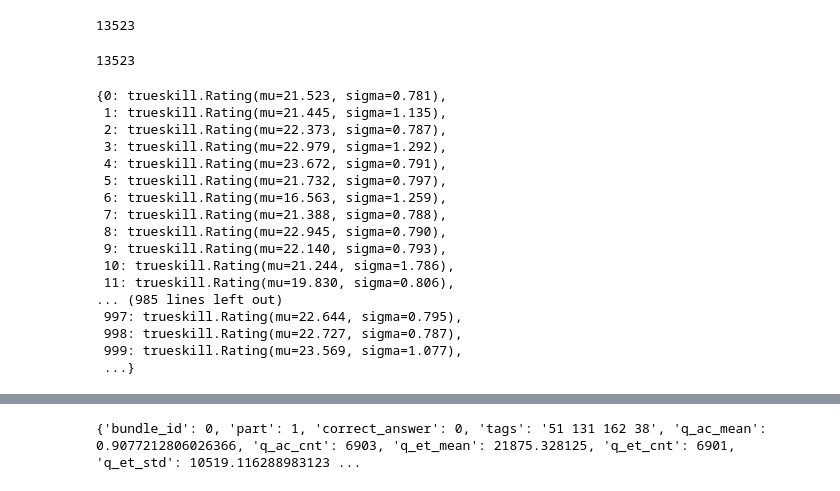
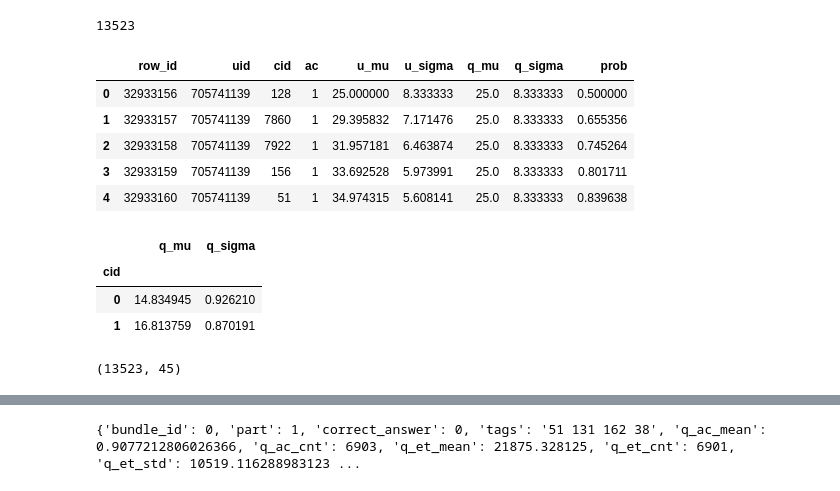
Before and after one commit to backonhighway/gm_riiid, a Jupyter notebook: rate-exp2.ipynb, the cells around one changed output, grey strips where cells are left out. Cells and saved outputs as stored; diff of their text form; code cells hidden in the pictures.

```diff
--- a/rate-exp2.ipynb
+++ b/rate-exp2.ipynb
@@ -839,29 +865,3 @@ with open("./contents_dict_1229.pkl", "rb") as handle:
 print(len(contents_dict))
 # %% [output]
 13523
-# %%
-with open("./true_skill_q_rate_1231.pkl", "rb") as handle:
-    q_rate = pickle.load(handle)
-print(len(q_rate))
-# %% [output]
-13523
-# %%
-q_rate
-# %% [output]
-{0: trueskill.Rating(mu=21.523, sigma=0.781),
- 1: trueskill.Rating(mu=21.445, sigma=1.135),
- 2: trueskill.Rating(mu=22.373, sigma=0.787),
- 3: trueskill.Rating(mu=22.979, sigma=1.292),
- 4: trueskill.Rating(mu=23.672, sigma=0.791),
- 5: trueskill.Rating(mu=21.732, sigma=0.797),
- 6: trueskill.Rating(mu=16.563, sigma=1.259),
- 7: trueskill.Rating(mu=21.388, sigma=0.788),
- 8: trueskill.Rating(mu=22.945, sigma=0.790),
- 9: trueskill.Rating(mu=22.140, sigma=0.793),
- 10: trueskill.Rating(mu=21.244, sigma=1.786),
- 11: trueskill.Rating(mu=19.830, sigma=0.806),
-... (985 lines left out)
- 997: trueskill.Rating(mu=22.644, sigma=0.795),
- 998: trueskill.Rating(mu=22.727, sigma=0.787),
- 999: trueskill.Rating(mu=23.569, sigma=1.077),
- ...}
@@ -871,0 +868,11 @@ for k, v in q_rate.items():
+# %%
+trueskill_df = pd.read_feather("./true_skill_df.feather")
+# %%
+trueskill_df.head()
+# %% [output]
+|  | row_id | uid | cid | ac | u_mu | u_sigma | q_mu | q_sigma | prob |
+| 0 | 32933156 | 705741139 | 128 | 1 | 25.000000 | 8.333333 | 25.0 | 8.333333 | 0.500000 |
+| 1 | 32933157 | 705741139 | 7860 | 1 | 29.395832 | 7.171476 | 25.0 | 8.333333 | 0.655356 |
+| 2 | 32933158 | 705741139 | 7922 | 1 | 31.957181 | 6.463874 | 25.0 | 8.333333 | 0.745264 |
+| 3 | 32933159 | 705741139 | 156 | 1 | 33.692528 | 5.973991 | 25.0 | 8.333333 | 0.801711 |
+| 4 | 32933160 | 705741139 | 51 | 1 | 34.974315 | 5.608141 | 25.0 | 8.333333 | 0.839638 |
@@ -871,0 +881,7 @@ for k, v in q_rate.items():
+# %%
+trueskill_contents.head(2)
+# %% [output]
+|  | q_mu | q_sigma |
+| cid |  |  |
+| 0 | 14.834945 | 0.926210 |
+| 1 | 16.813759 | 0.870191 |
@@ -871,0 +894,4 @@ for k, v in q_rate.items():
+# %%
+contents.shape
+# %% [output]
+(13523, 45)
```
Also changed, not shown: parts of 31 cells of this notebook, 3 other files.
